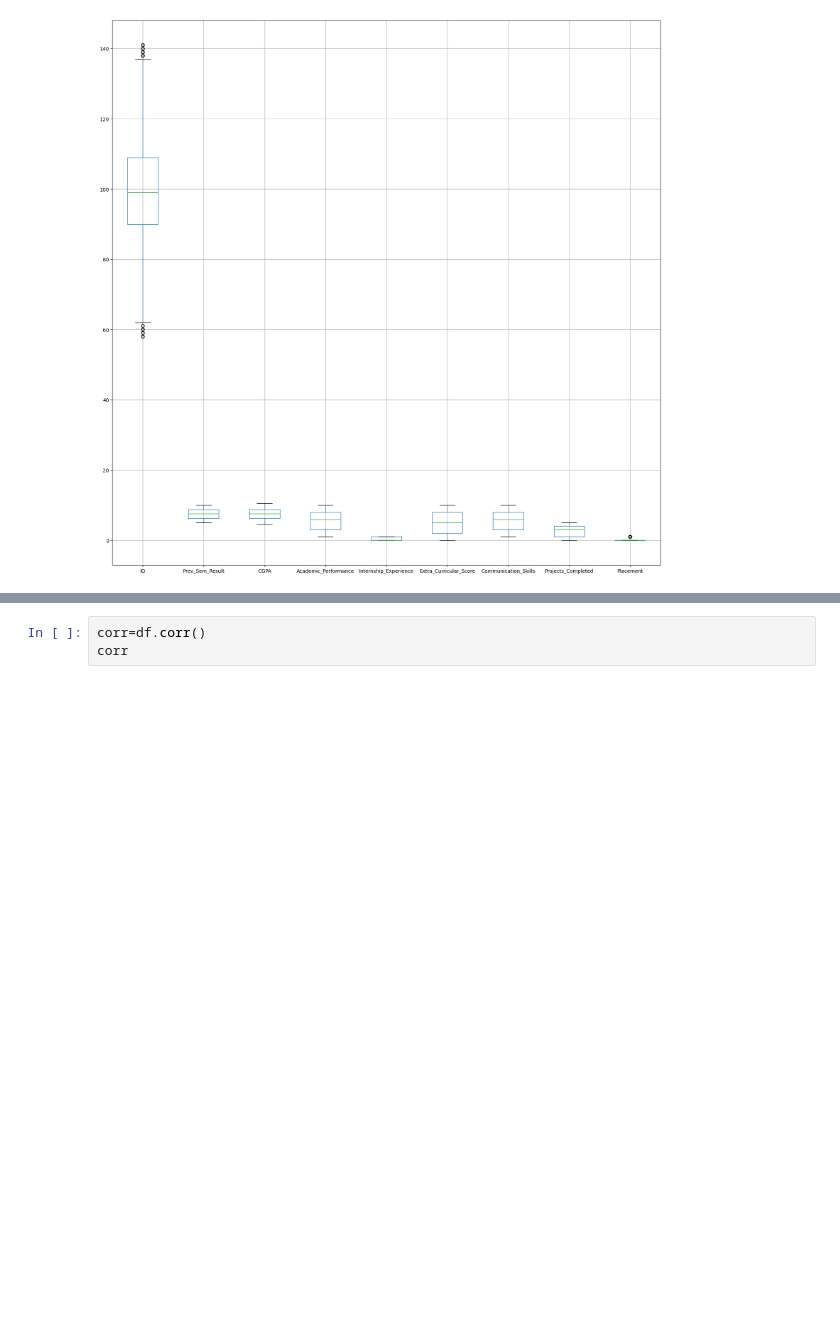
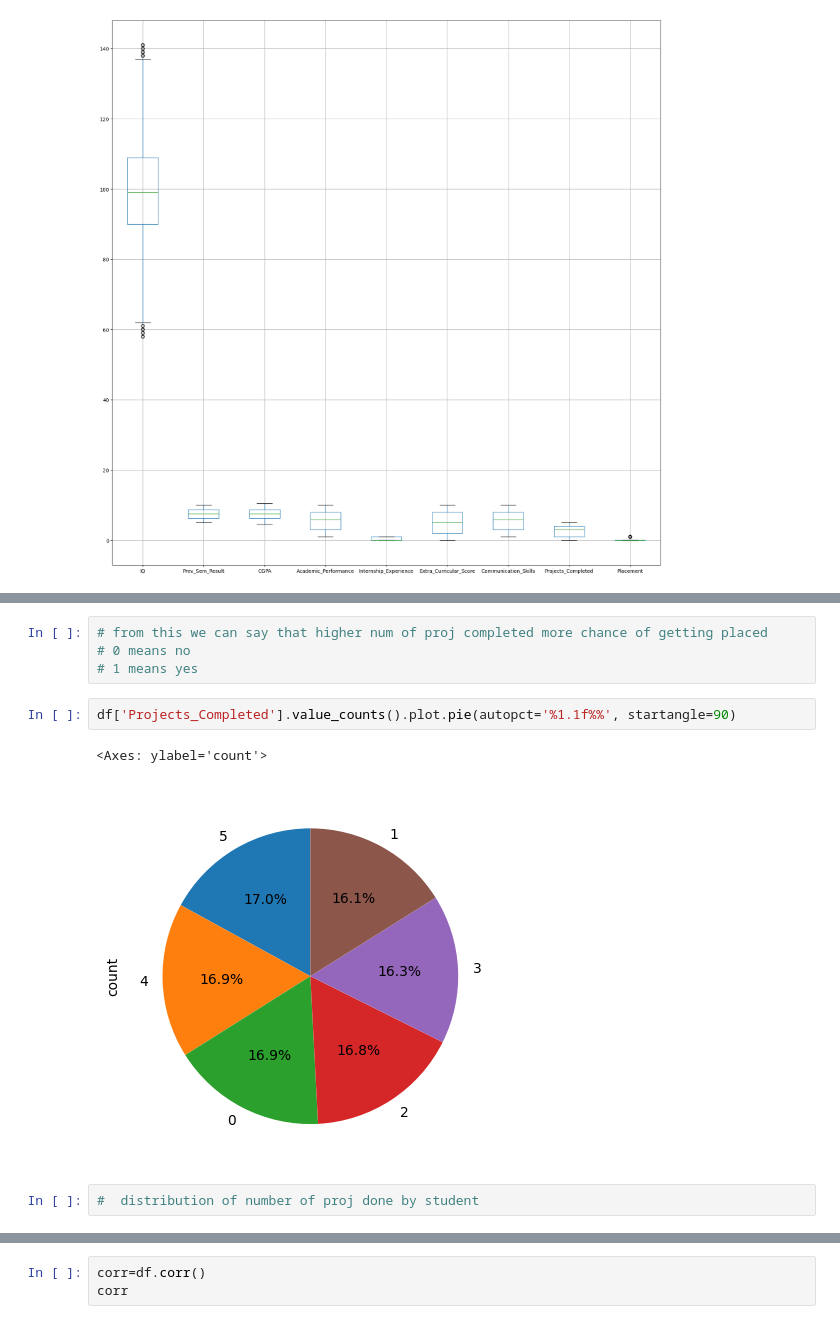
Before and after one commit to sachitagawal2245/placement_predictor, a Jupyter notebook: college.ipynb, the cells around one changed output, grey strips where cells are left out. Drawn from its saved outputs; the diff is of its cells as text; blank space fills up the shorter version.

```diff
--- a/college.ipynb
+++ b/college.ipynb
@@ -127,0 +161,11 @@ plt.show()
+# %%
+# from this we can say that higher num of proj completed more chance of getting placed
+# 0 means no
+# 1 means yes
+# %%
+df['Projects_Completed'].value_counts().plot.pie(autopct='%1.1f%%', startangle=90)
+# %% [output]
+<Axes: ylabel='count'>
+[figure, added]
+# %%
+#  distribution of number of proj done by student
```
Also changed, not shown: parts of 30 cells of this notebook, 1 other file.
